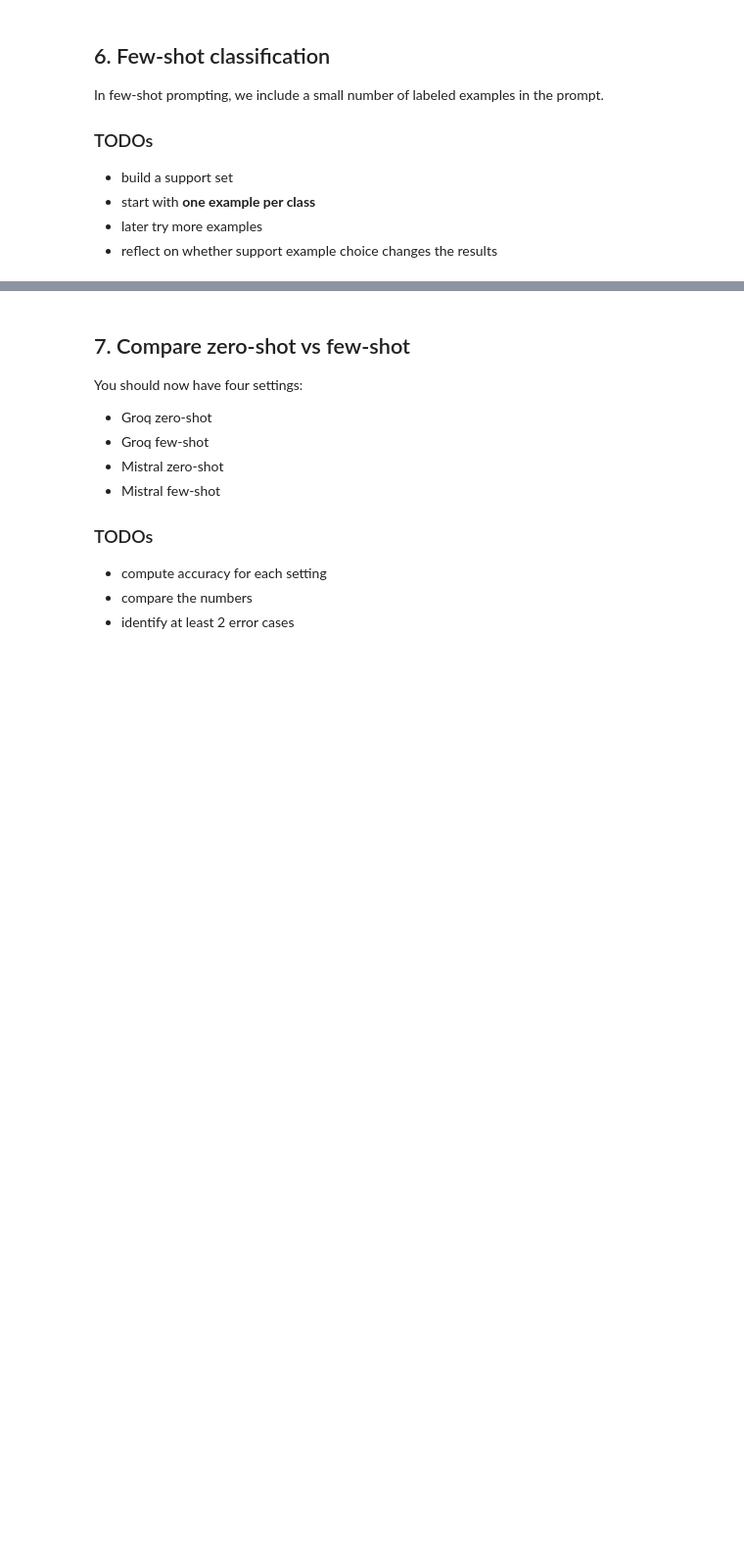
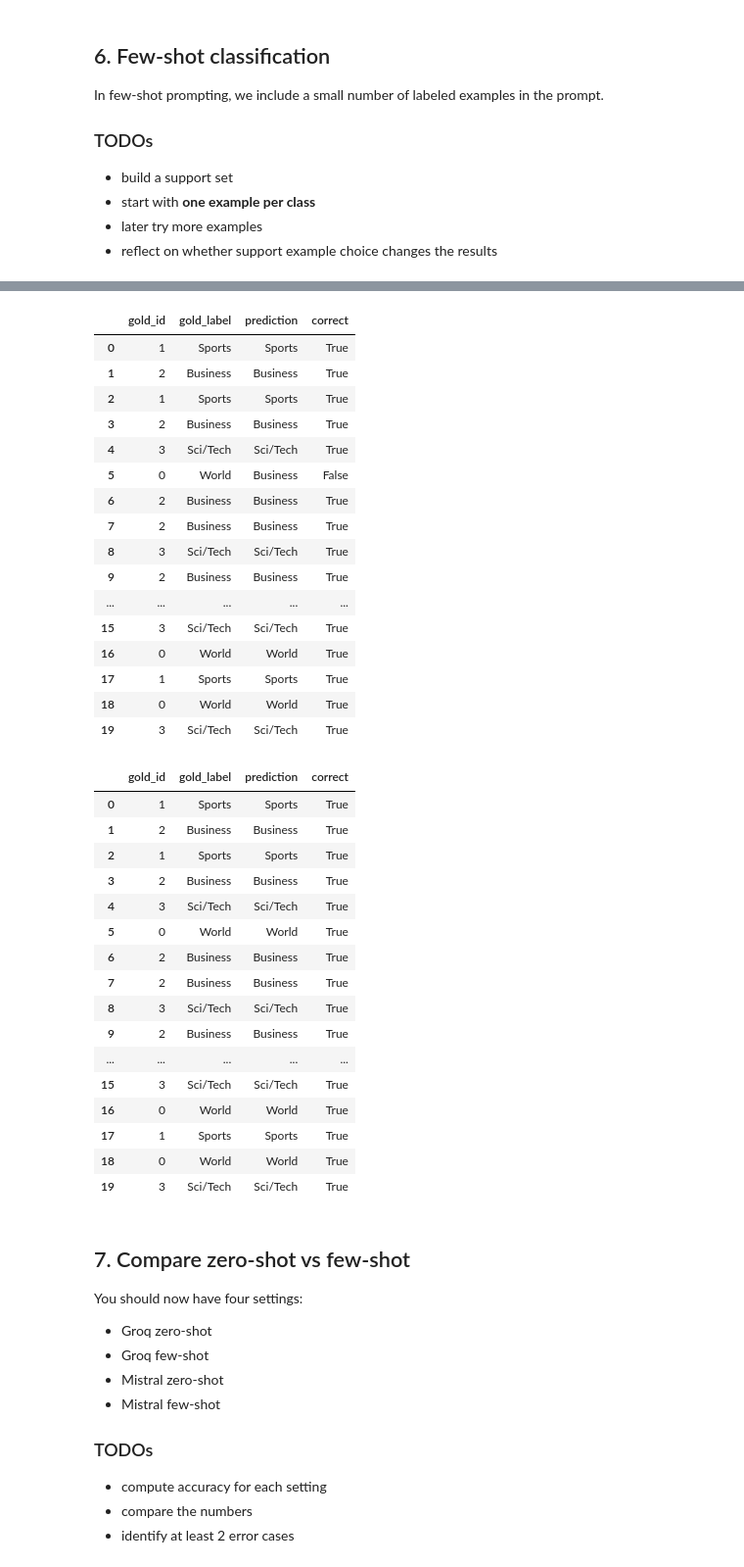
Before and after one commit to ferjpires/AP, a Jupyter notebook: module_5/ag_news_llm_class_student_v1.ipynb, the cells around one changed output, grey strips where cells are left out. Shown: that part at 98% size. Saved outputs shown, nothing was run; the diff lists cells and outputs as text; code cells hidden in the pictures; blank space fills up the shorter version.

```diff
--- a/module_5/ag_news_llm_class_student_v1.ipynb
+++ b/module_5/ag_news_llm_class_student_v1.ipynb
@@ -226,17 +271,17 @@ def normalize_prediction(text):
 # %%
 def evaluate_predictions(predictions, gold_ids):
-    # TODO:
-    # return a DataFrame with:
-    # - gold_id
-    # - gold_label
-    # - prediction
-    # - correct (True/False)
-
     rows = []
 
-    # TODO: fill rows
+    for pred, gold_id in zip(predictions, gold_ids):
+        gold_label = LABELS[gold_id]
+        rows.append({
+            "gold_id": gold_id,
+            "gold_label": gold_label,
+            "prediction": pred,
+            "correct": pred == gold_label
+        })
 
-    return ...
+    return pd.DataFrame(rows)
 # %% [markdown]
 ## 5. Zero-shot classification
 
@@ -326,17 +405,60 @@ for ex in support_examples:
 # %%
-# TODO:
-# run few-shot classification on the full test subset with both APIs
+gold_test = [ex["label"] for ex in test_data]
 
-gold_test = ...
+fs_groq_preds, fs_groq_raw = run_experiment(
+    test_data,
+    ask_groq,
+    build_few_shot_prompt,
+    support_examples=support_examples
+)
 
-fs_groq_preds, fs_groq_raw = ...
-fs_mistral_preds, fs_mistral_raw = ...
+fs_mistral_preds, fs_mistral_raw = run_experiment(
+    test_data,
+    ask_mistral,
+    build_few_shot_prompt,
+    support_examples=support_examples
+)
 
-df_fs_groq = ...
-df_fs_mistral = ...
+df_fs_groq = evaluate_predictions(fs_groq_preds, gold_test)
+df_fs_mistral = evaluate_predictions(fs_mistral_preds, gold_test)
 
-display(...)
-display(...)
+display(df_fs_groq)
+display(df_fs_mistral)
+# %% [output]
+|  | gold_id | gold_label | prediction | correct |
+| 0 | 1 | Sports | Sports | True |
+| 1 | 2 | Business | Business | True |
+| 2 | 1 | Sports | Sports | True |
+| 3 | 2 | Business | Business | True |
+| 4 | 3 | Sci/Tech | Sci/Tech | True |
+| 5 | 0 | World | Business | False |
+| 6 | 2 | Business | Business | True |
+| 7 | 2 | Business | Business | True |
+| 8 | 3 | Sci/Tech | Sci/Tech | True |
+| 9 | 2 | Business | Business | True |
+| ... | ... | ... | ... | ... |
+| 15 | 3 | Sci/Tech | Sci/Tech | True |
+| 16 | 0 | World | World | True |
+| 17 | 1 | Sports | Sports | True |
+| 18 | 0 | World | World | True |
+| 19 | 3 | Sci/Tech | Sci/Tech | True |
+|  | gold_id | gold_label | prediction | correct |
+| 0 | 1 | Sports | Sports | True |
+| 1 | 2 | Business | Business | True |
+| 2 | 1 | Sports | Sports | True |
+| 3 | 2 | Business | Business | True |
+| 4 | 3 | Sci/Tech | Sci/Tech | True |
+| 5 | 0 | World | World | True |
+| 6 | 2 | Business | Business | True |
+| 7 | 2 | Business | Business | True |
+| 8 | 3 | Sci/Tech | Sci/Tech | True |
+| 9 | 2 | Business | Business | True |
+| ... | ... | ... | ... | ... |
+| 15 | 3 | Sci/Tech | Sci/Tech | True |
+| 16 | 0 | World | World | True |
+| 17 | 1 | Sports | Sports | True |
+| 18 | 0 | World | World | True |
+| 19 | 3 | Sci/Tech | Sci/Tech | True |
 # %% [markdown]
 ## 7. Compare zero-shot vs few-shot
 
```
Also changed, not shown: parts of 16 cells of this notebook, 1 other file.
